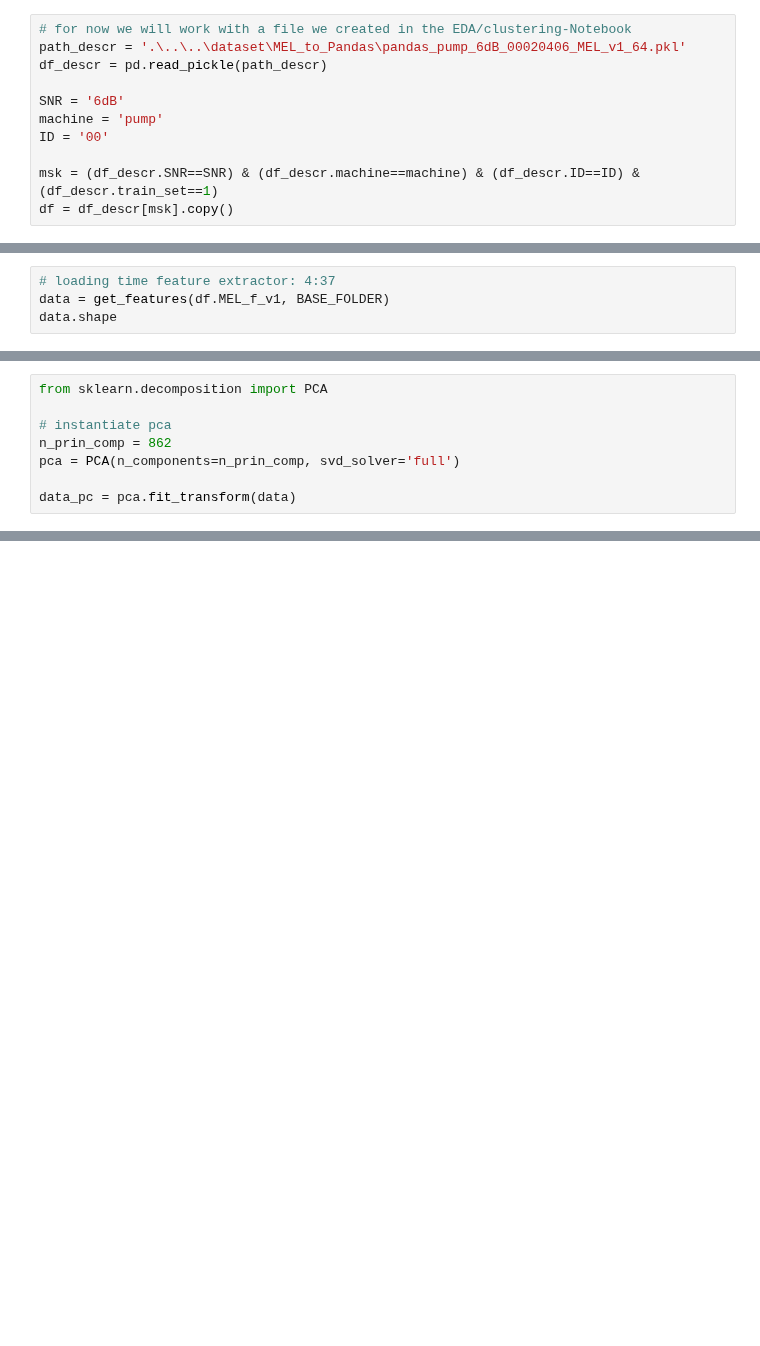
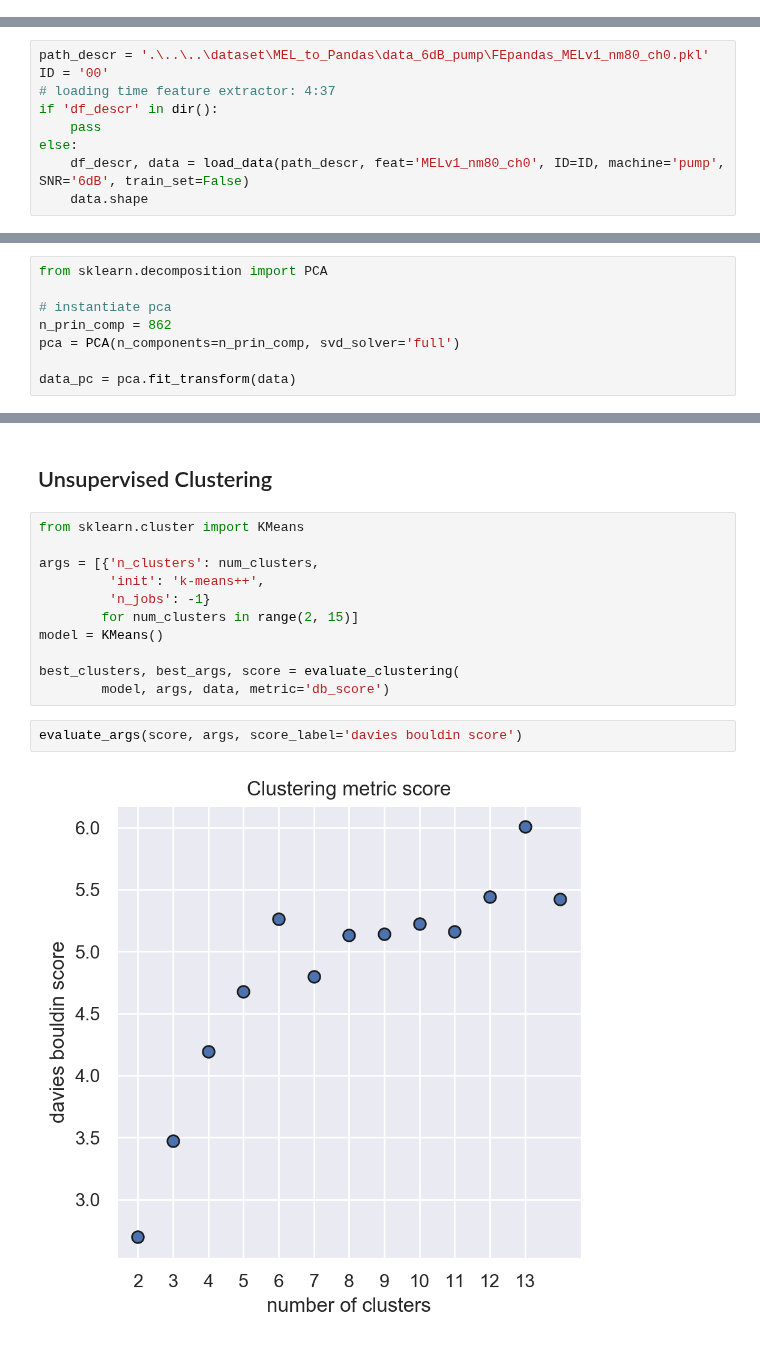
Before and after one commit to BA-HanseML/NF_Prj_MIMII_Dataset, a Jupyter notebook: modeling/unsupervised/unsupervised_modeling_pipeline.ipynb, the cells around one changed output, grey strips where cells are left out. Saved outputs shown, nothing was run; the diff lists cells and outputs as text; blank space fills up the shorter version.

```diff
--- a/modeling/unsupervised/unsupervised_modeling_pipeline.ipynb
+++ b/modeling/unsupervised/unsupervised_modeling_pipeline.ipynb
@@ -63,11 +59,0 @@ The descriptive dataframe contains all IDs of the pump. We will focus on ID '00'
-# %%
-# for now we will work with a file we created in the EDA/clustering-Notebook
-path_descr = '.\..\..\dataset\MEL_to_Pandas\pandas_pump_6dB_00020406_MEL_v1_64.pkl'
-df_descr = pd.read_pickle(path_descr)
-
-SNR = '6dB'
-machine = 'pump'
-ID = '00'
-
-msk = (df_descr.SNR==SNR) & (df_descr.machine==machine) & (df_descr.ID==ID) & (df_descr.train_set==1)
-df = df_descr[msk].copy()
@@ -111,4 +61,0 @@ def get_features(list_of_files, BASE_FOLDER):
-# %%
-# loading time feature extractor: 4:37
-data = get_features(df.MEL_f_v1, BASE_FOLDER)
-data.shape
@@ -133,2 +68,11 @@ array([[-1.31320420e-01, -2.22004890e-01, -4.02914045e-01, ...,
+# %%
+path_descr = '.\..\..\dataset\MEL_to_Pandas\data_6dB_pump\FEpandas_MELv1_nm80_ch0.pkl'
+ID = '00'
+# loading time feature extractor: 4:37
+if 'df_descr' in dir():
+    pass
+else:
+    df_descr, data = load_data(path_descr, feat='MELv1_nm80_ch0', ID=ID, machine='pump', SNR='6dB', train_set=False)
+    data.shape
 # %% [markdown]
 ## Preprocessing
@@ -158,0 +107,17 @@ plt.show()
+# %% [markdown]
+## Unsupervised Clustering
+# %%
+from sklearn.cluster import KMeans
+
+args = [{'n_clusters': num_clusters,
+         'init': 'k-means++',
+         'n_jobs': -1}
+        for num_clusters in range(2, 15)]
+model = KMeans()
+
+best_clusters, best_args, score = evaluate_clustering(
+        model, args, data, metric='db_score')
+# %%
+evaluate_args(score, args, score_label='davies bouldin score')
+# %% [output]
+[figure, added]
```
Also changed, not shown: parts of 18 cells of this notebook, 8 other files.
